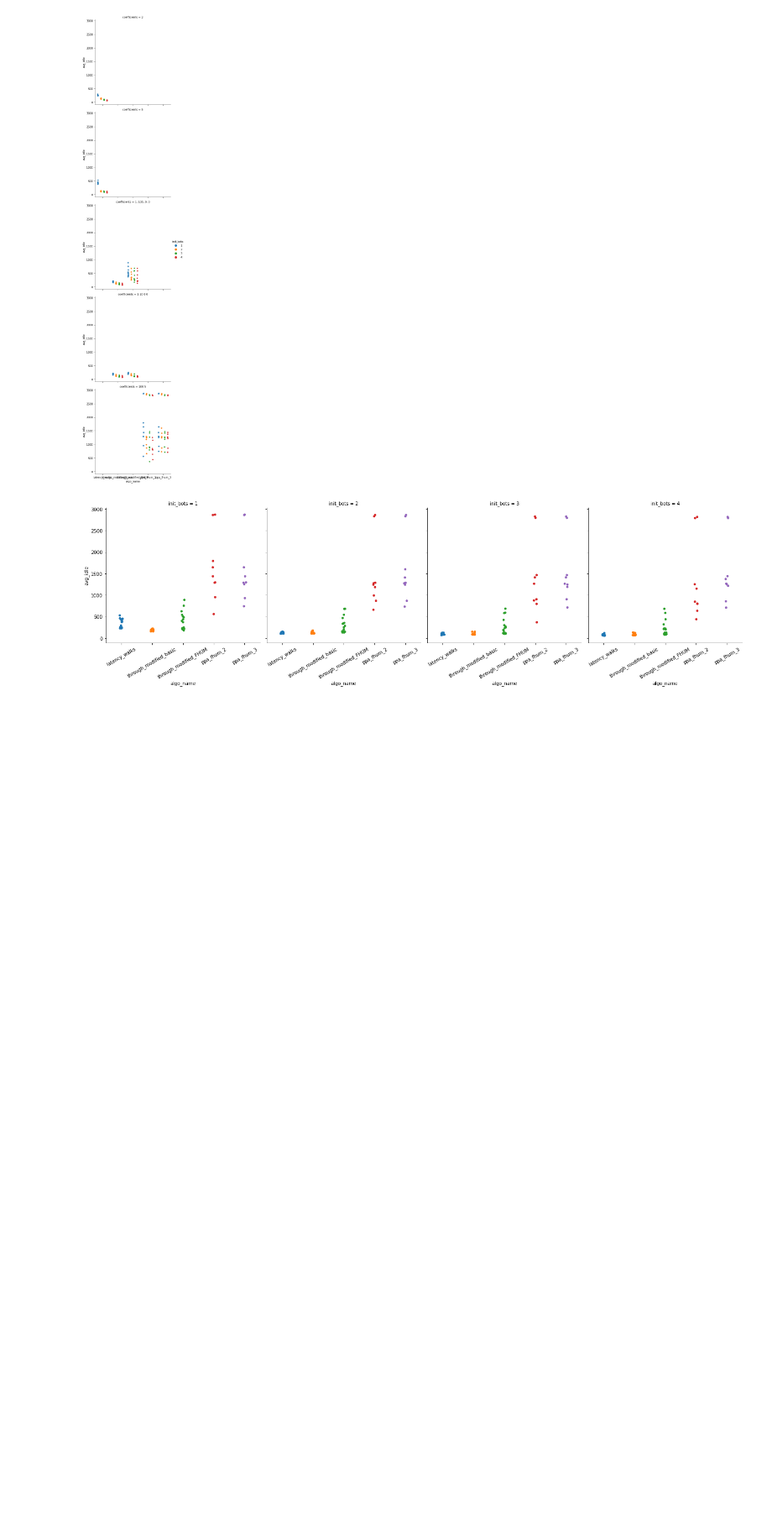
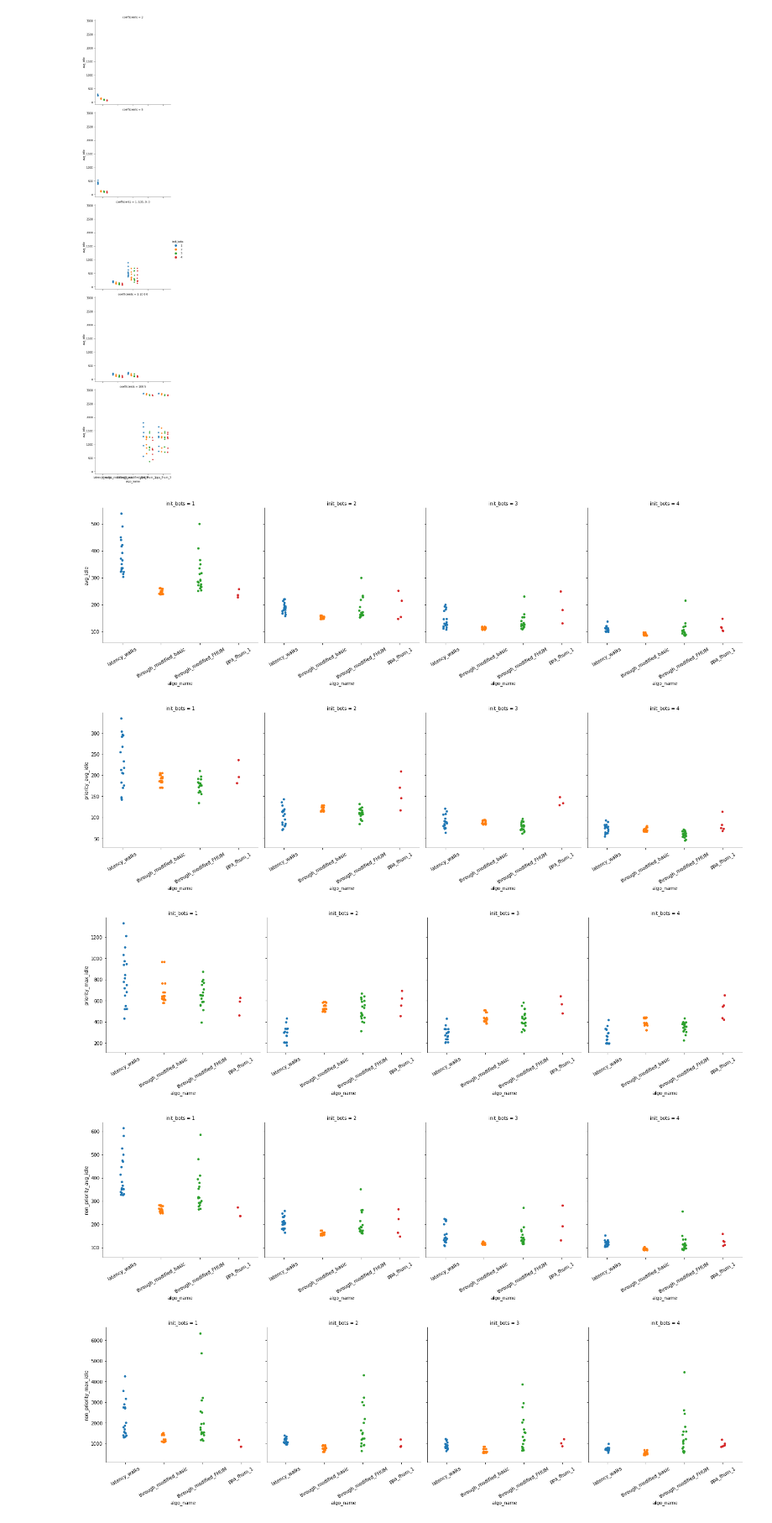
Before and after one commit to Rohanmore123/mrpp_sumo, a Jupyter notebook: csv_files_mrpp/plot_data copy.ipynb, the cells around one changed output. Shown at 84% size. Saved outputs shown, nothing was run; the diff lists cells and outputs as text; code cells hidden in the pictures; blank space fills up the shorter version.

```diff
--- a/csv_files_mrpp/plot_data copy.ipynb
+++ b/csv_files_mrpp/plot_data copy.ipynb
@@ -7,6 +7,7 @@ j = 5
 df1 = pd.read_csv('./latency_walks.csv')
 df2 = pd.read_csv('./through_modified_basic.csv')
 df3 = pd.read_csv('./through_modified_FHUM.csv')
+df4 = pd.read_csv('./ppa_fhum_1.csv')
 df5 = pd.read_csv('./ppa_fhum_2.csv')
 df6 = pd.read_csv('./ppa_fhum_3.csv')
 
@@ -14,11 +15,12 @@ df6 = pd.read_csv('./ppa_fhum_3.csv')
 df1.astype({'random_string': 'str', 'graph': 'str', 'priority_nodes': 'str', 'init_bots': 'int'})
 df2.astype({'random_string': 'str', 'graph': 'str', 'priority_nodes': 'str', 'init_bots': 'int', 'depth' : 'int'})
 df3.astype({'random_string': 'str', 'graph': 'str', 'priority_nodes': 'str', 'init_bots': 'int', 'depth' : 'int'})
+df4.astype({'random_string': 'str', 'graph': 'str', 'priority_nodes': 'str', 'init_bots': 'int'})
 df5.astype({'random_string': 'str', 'graph': 'str', 'priority_nodes': 'str', 'init_bots': 'int'})
 df6.astype({'random_string': 'str', 'graph': 'str', 'priority_nodes': 'str', 'init_bots': 'int'})
 # df1 = df1
 # print(df1.head)
-g = 'cair'
+g = 'grid_5_5'
 
 df11 = df1[df1['graph'] == g]
 df11.rename(columns = {'parameters': 'coefficients'}, inplace = True)
@@ -27,6 +29,9 @@ df12 = df2[df2['graph'] == g][df2['depth'] == 5]
 df12.drop(columns = 'time_periods', inplace = True)
 df13 = df3[df3['graph'] == g][df3['depth'] == 5]
 df13.drop(columns = 'time_periods', inplace = True)
+df14 = df4[df4['graph'] == g]
+df14.rename(columns = {'parameters': 'coefficients'}, inplace = True)
+df14['depth'] = 5
 df15 = df5[df5['graph'] == g]
 df15.rename(columns = {'parameters': 'coefficients'}, inplace = True)
 df15['depth'] = 5
@@ -52,7 +57,7 @@ Try using .loc[row_indexer,col_indexer] = value instead
 See the caveats in the documentation: https://pandas.pydata.org/pandas-docs/stable/user_guide/indexing.html#returning-a-view-versus-a-copy
   df16['depth'] = 5
 # %%
-df21 = pd.concat([df11, df12, df13, df15, df16], axis = 0)
+df21 = pd.concat([df11, df12, df13, df14], axis = 0)
 # df7 = pd.concat([df5, df6], axis = 0)
 # df7.drop(columns = 'time_periods', inplace = True)
 # print(df4.columns)
@@ -82,22 +87,42 @@ p2.figure.savefig('sim_avg_{}.png'.format(g), bbox_inches='tight')
 # %%
 p2 = sns.catplot(x = 'algo_name', y = 'avg_idle', data = df21, col = 'init_bots', jitter = 0.05, dodge = True, kind = 'strip')
 p2.set_xticklabels(rotation=30)
 p2.figure.savefig('sim_avg_{}_comp.png'.format(g), bbox_inches='tight')
 
 p3 = sns.catplot(x = 'algo_name', y = 'priority_avg_idle', data = df21, col = 'init_bots', jitter = 0.05, dodge = True, kind = 'strip')
 p3.set_xticklabels(rotation=30)
-p3.figure.savefig('sim_avg_{}_comp.png'.format(g), bbox_inches='tight')
+p3.figure.savefig('priority_avg_{}_comp.png'.format(g), bbox_inches='tight')
+
+p4 = sns.catplot(x = 'algo_name', y = 'priority_max_idle', data = df21, col = 'init_bots', jitter = 0.05, dodge = True, kind = 'strip')
+p4.set_xticklabels(rotation=30)
+p4.figure.savefig('priority_max_{}_comp.png'.format(g), bbox_inches='tight')
+
+p5 = sns.catplot(x = 'algo_name', y = 'non_priority_avg_idle', data = df21, col = 'init_bots', jitter = 0.05, dodge = True, kind = 'strip')
+p5.set_xticklabels(rotation=30)
+p5.figure.savefig('non_priority_avg_{}_comp.png'.format(g), bbox_inches='tight')
+
+p6 = sns.catplot(x = 'algo_name', y = 'non_priority_max_idle', data = df21, col = 'init_bots', jitter = 0.05, dodge = True, kind = 'strip')
+p6.set_xticklabels(rotation=30)
+p6.figure.savefig('non_priority_max_{}_comp.png'.format(g), bbox_inches='tight')
+
+p7 = sns.catplot(x = 'algo_name', y = 'avg_ratio', data = df21, col = 'init_bots', jitter = 0.05, dodge = True, kind = 'strip')
+p7.set_xticklabels(rotation=30)
+p7.figure.savefig('avg_ratio_{}_comp.png'.format(g), bbox_inches='tight')
 
 # p3 = sns.catplot(x = 'depth', y = 'priority_avg_idle', data = df8, hue = 'init_bots', col = 'algo_name', jitter = 0.05, dodge = True, kind = 'strip')
 # p3.figure.savefig('prior_avg_{}_comp.png'.format(g), bbox_inches='tight')
 
 # p3 = sns.catplot(x = 'depth', y = 'priority_max_idle', data = df8, hue = 'init_bots', col = 'algo_name', jitter = 0.05, dodge = True, kind = 'strip')
 # p3.figure.savefig('prior_max_{}_comp.png'.format(g), bbox_inches='tight')
 
 # p3 = sns.catplot(x = 'depth', y = 'non_priority_avg_idle', data = df8, hue = 'init_bots', col = 'algo_name', jitter = 0.05, dodge = True, kind = 'strip')
 # p3.figure.savefig('non_priority_avg_{}_comp.png'.format(g), bbox_inches='tight')
 
 # p4 = sns.catplot(x = 'depth', y = 'avg_ratio', data = df8, hue = 'init_bots', col = 'algo_name', jitter = 0.05, dodge = True, kind = 'strip')
 # p4.figure.savefig('avg_ratio_{}_comp.png'.format(g), bbox_inches='tight')
 # %% [output]
-[figure, old version]
+[figure, new version]
+[figure, added]
+[figure, added]
+[figure, added]
+[figure, added]
```
Also changed, not shown: parts of 1 cell of this notebook, 1 other file.
